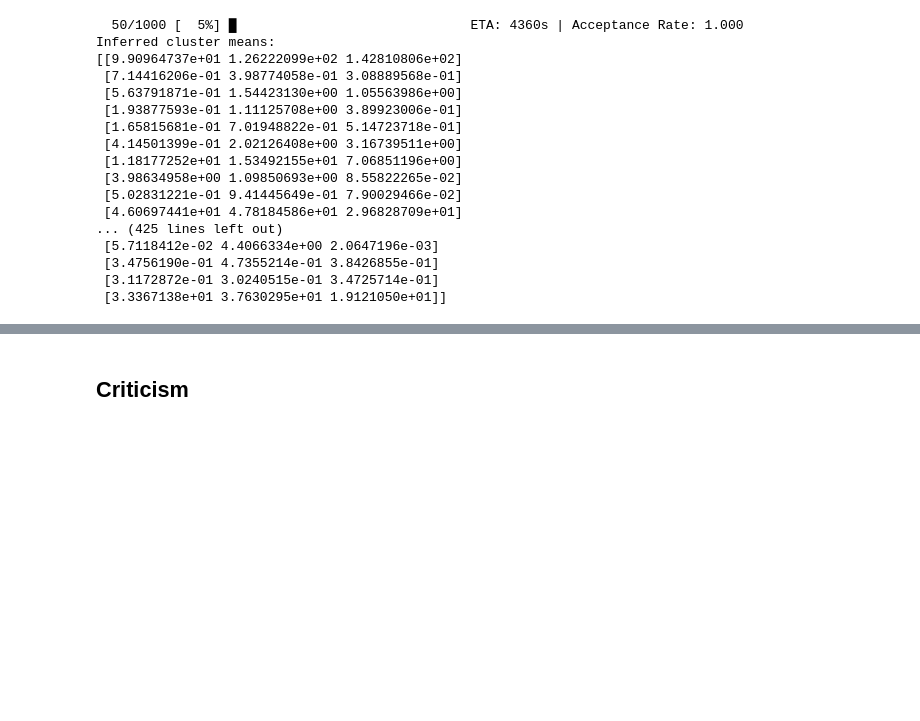
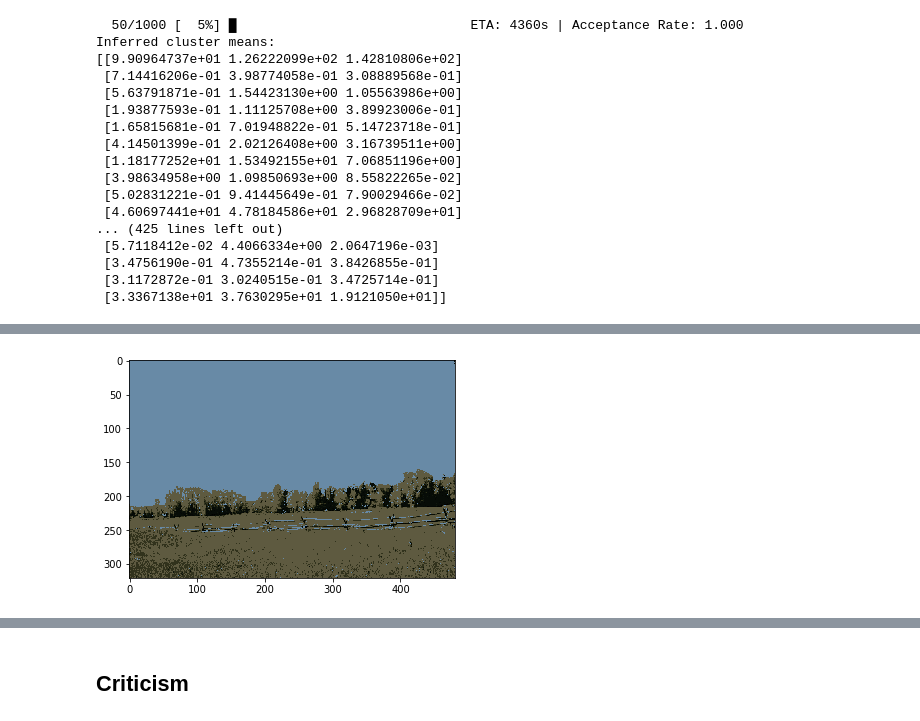
Before and after one commit to jiangzl2016/prob_prog_final_project, a Jupyter notebook: notebook-example/GMM_MCMC.ipynb, the cells around one changed output, grey strips where cells are left out. Saved outputs shown, nothing was run; the diff lists cells and outputs as text; code cells hidden in the pictures; blank space fills up the shorter version.

Commit message:
[code] run large params, output clus-assin matrix dir

```diff
--- a/notebook-example/GMM_MCMC.ipynb
+++ b/notebook-example/GMM_MCMC.ipynb
@@ -127,7 +127,7 @@ Inferred cluster means:
 # %%
 Gibbs_inference_elapsedTime = time.time() - Gibbs_inference_startTime
 # %%
-posterior_mu = qmu.params.eval().mean()
+posterior_mu = qmu.params.eval().mean(axis=0)
 # %%
 # Calculate likelihood for each data point and cluster assignment,
 # averaged over many posterior samples. ``x_post`` has shape (N, 100, K, D).]
@@ -162,14 +174,19 @@ clusters.reshape(img.shape[0], img.shape[1])
 # %%
 nrows, ncols = img.shape[0], img.shape[1]
 segmented_img = np.zeros((nrows, ncols, D),dtype='int')
 cluster_reshape = clusters.reshape(nrows, ncols)
+result_cluster_assign_dirs = '../tmp/log/cluster_assign_matrix'
+os.makedirs(result_cluster_assign_dirs)
+np.save(result_cluster_assign_dirs + "/cluster_assign={}_K={}_T={}_Time={}.npy".format(img_no, K, T, current_time), cluster_reshape)
 for i in range(nrows):
     for j in range(ncols):
         cluster_number = cluster_reshape[i, j]
         segmented_img[i, j] = posterior_mu[cluster_number].astype(int)
 fig = plt.figure()
 plt.imshow(segmented_img)
 plt.savefig('../tmp/img_result/{}/fitted_img={}_K={}_T={}_Time={}.png'.format(current_time,img_no, K, T, current_time))
+# %% [output]
+[figure, added]
 # %%
 plt.imshow(img)
 plt.savefig('../tmp/img_result/{}/original_img={}_K={}_T={}_Time={}.png'.format(current_time, img_no, K, T, current_time))
```
Also changed, not shown: parts of 12 cells of this notebook.
